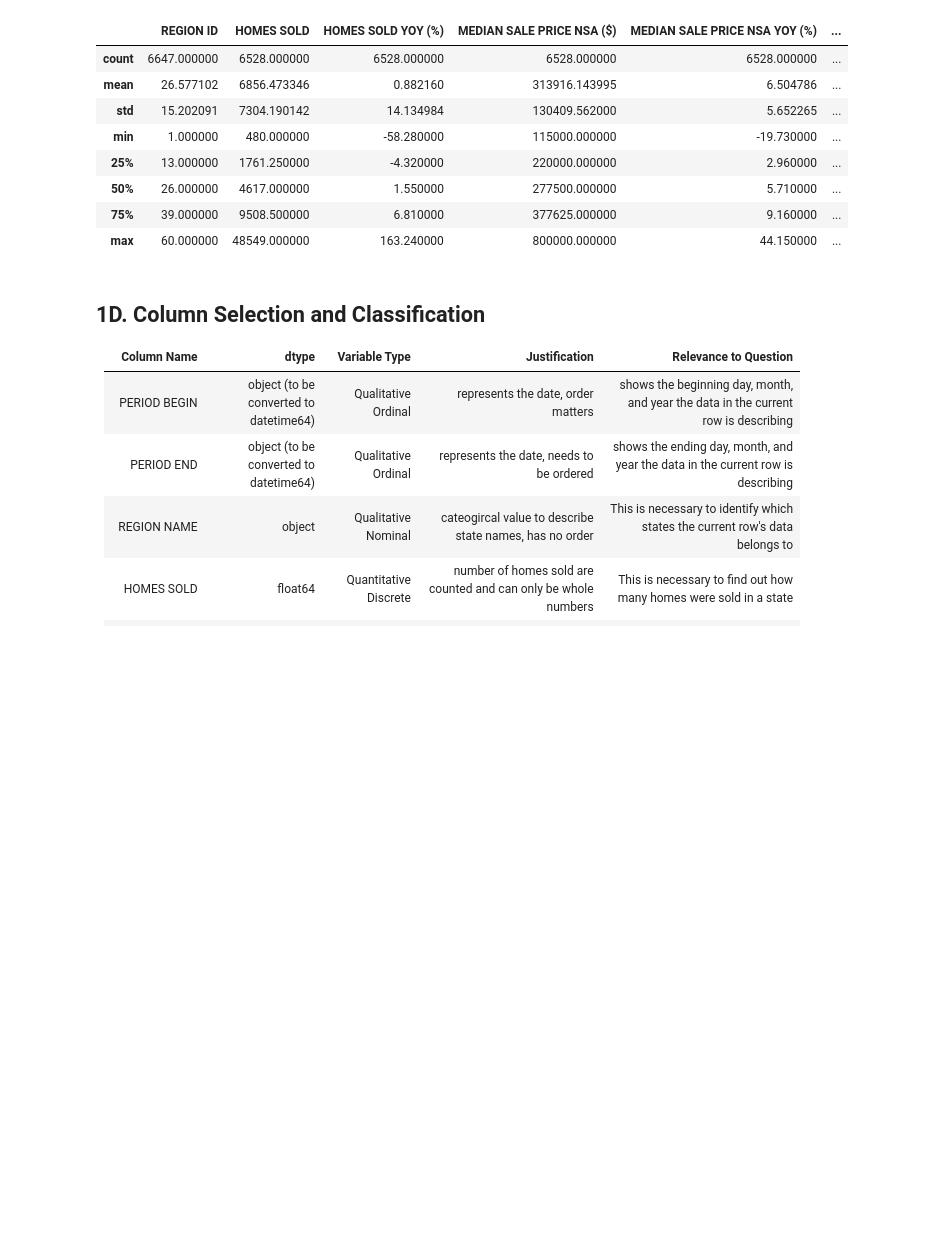
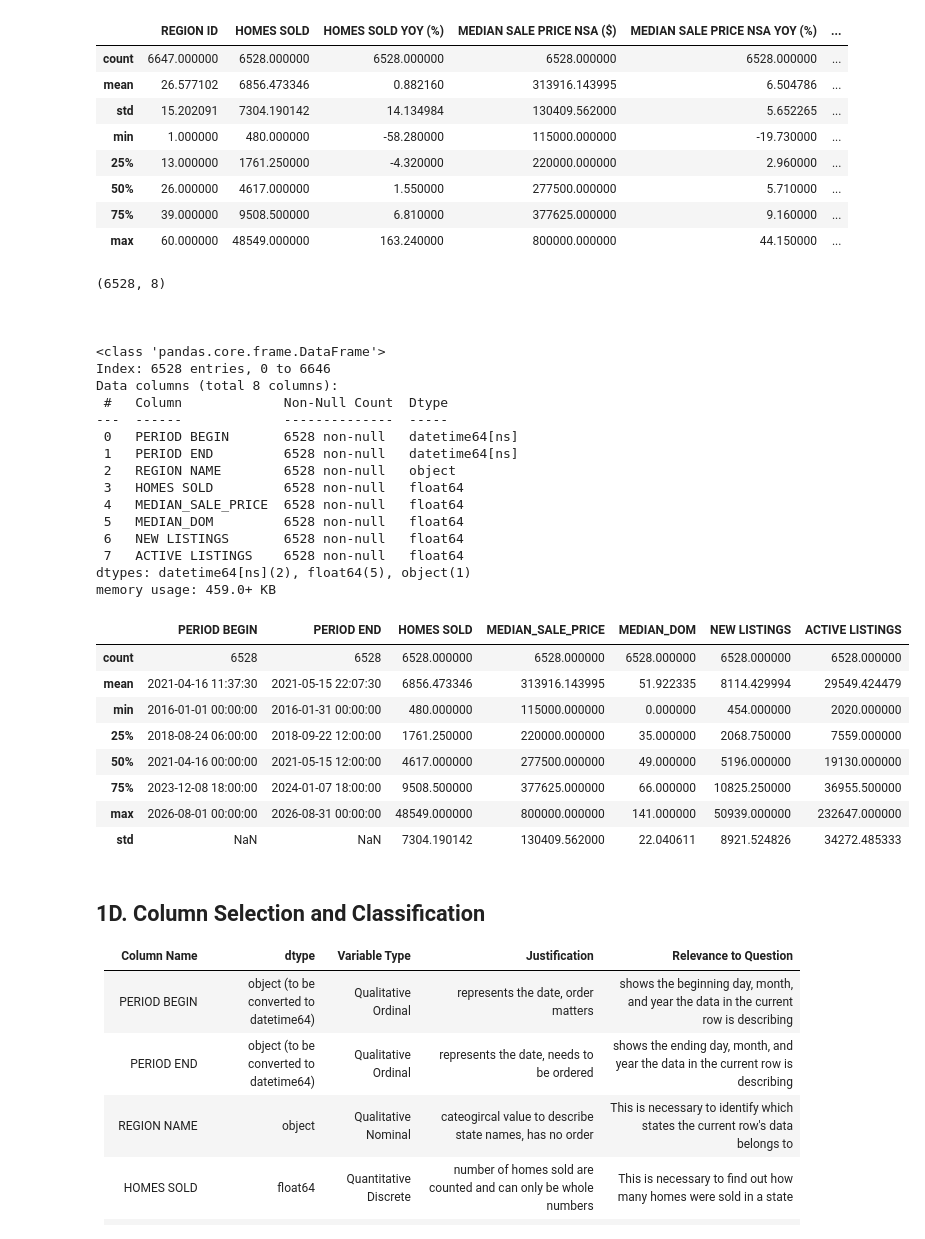
Before and after one commit to Mmajko03/Data-Analytics-of-Housing-Market_Across-the-United-States, a Jupyter notebook: G2 EDA/Group17_Maeki_Anthony_CS577_Phase2_Assignment.ipynb, the cells around one changed output. Cells and saved outputs as stored; diff of their text form; code cells hidden in the pictures; blank space fills up the shorter version.

```diff
--- a/G2 EDA/Group17_Maeki_Anthony_CS577_Phase2_Assignment.ipynb
+++ b/G2 EDA/Group17_Maeki_Anthony_CS577_Phase2_Assignment.ipynb
@@ -333,6 +333,41 @@ memory usage: 1.1+ MB
 | 50% | 26.000000 | 4617.000000 | 1.550000 | 277500.000000 | 5.710000 | ... |
 | 75% | 39.000000 | 9508.500000 | 6.810000 | 377625.000000 | 9.160000 | ... |
 | max | 60.000000 | 48549.000000 | 163.240000 | 800000.000000 | 44.150000 | ... |
+# %%
+print(df_clean.shape)
+print("\n\n")
+df_clean.info()
+print("\n\n")
+df_clean.describe()
+# %% [output]
+(6528, 8)
+
+
+
+<class 'pandas.core.frame.DataFrame'>
+Index: 6528 entries, 0 to 6646
+Data columns (total 8 columns):
+ #   Column             Non-Null Count  Dtype
+---  ------             --------------  -----
+ 0   PERIOD BEGIN       6528 non-null   datetime64[ns]
+ 1   PERIOD END         6528 non-null   datetime64[ns]
+ 2   REGION NAME        6528 non-null   object
+ 3   HOMES SOLD         6528 non-null   float64
+ 4   MEDIAN_SALE_PRICE  6528 non-null   float64
+ 5   MEDIAN_DOM         6528 non-null   float64
+ 6   NEW LISTINGS       6528 non-null   float64
+ 7   ACTIVE LISTINGS    6528 non-null   float64
+dtypes: datetime64[ns](2), float64(5), object(1)
+memory usage: 459.0+ KB
+|  | PERIOD BEGIN | PERIOD END | HOMES SOLD | MEDIAN_SALE_PRICE | MEDIAN_DOM | NEW LISTINGS | ACTIVE LISTINGS |
+| count | 6528 | 6528 | 6528.000000 | 6528.000000 | 6528.000000 | 6528.000000 | 6528.000000 |
+| mean | 2021-04-16 11:37:30 | 2021-05-15 22:07:30 | 6856.473346 | 313916.143995 | 51.922335 | 8114.429994 | 29549.424479 |
+| min | 2016-01-01 00:00:00 | 2016-01-31 00:00:00 | 480.000000 | 115000.000000 | 0.000000 | 454.000000 | 2020.000000 |
+| 25% | 2018-08-24 06:00:00 | 2018-09-22 12:00:00 | 1761.250000 | 220000.000000 | 35.000000 | 2068.750000 | 7559.000000 |
+| 50% | 2021-04-16 00:00:00 | 2021-05-15 12:00:00 | 4617.000000 | 277500.000000 | 49.000000 | 5196.000000 | 19130.000000 |
+| 75% | 2023-12-08 18:00:00 | 2024-01-07 18:00:00 | 9508.500000 | 377625.000000 | 66.000000 | 10825.250000 | 36955.500000 |
+| max | 2026-08-01 00:00:00 | 2026-08-31 00:00:00 | 48549.000000 | 800000.000000 | 141.000000 | 50939.000000 | 232647.000000 |
+| std | NaN | NaN | 7304.190142 | 130409.562000 | 22.040611 | 8921.524826 | 34272.485333 |
 # %% [markdown]
 ## 1D. Column Selection and Classification
 
```
